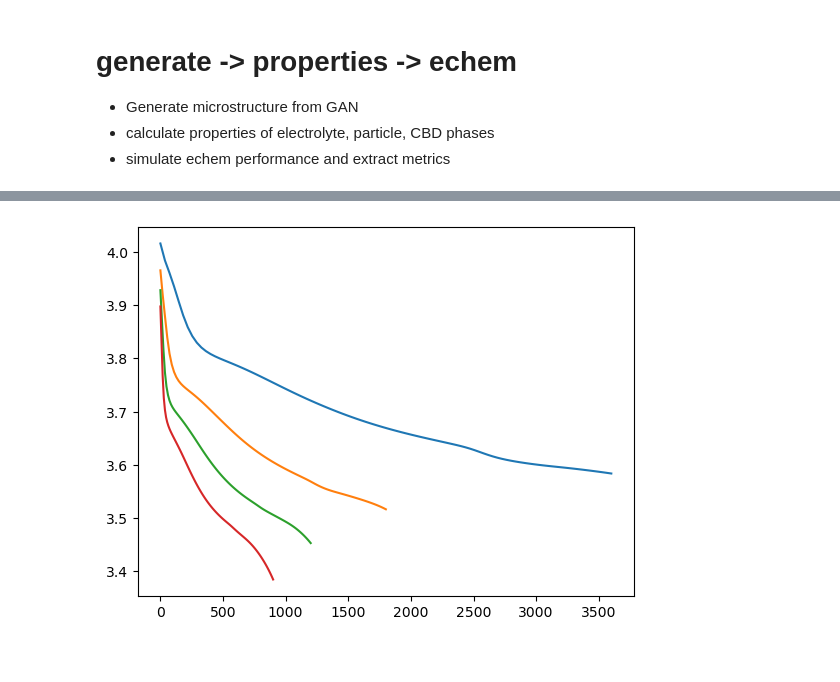
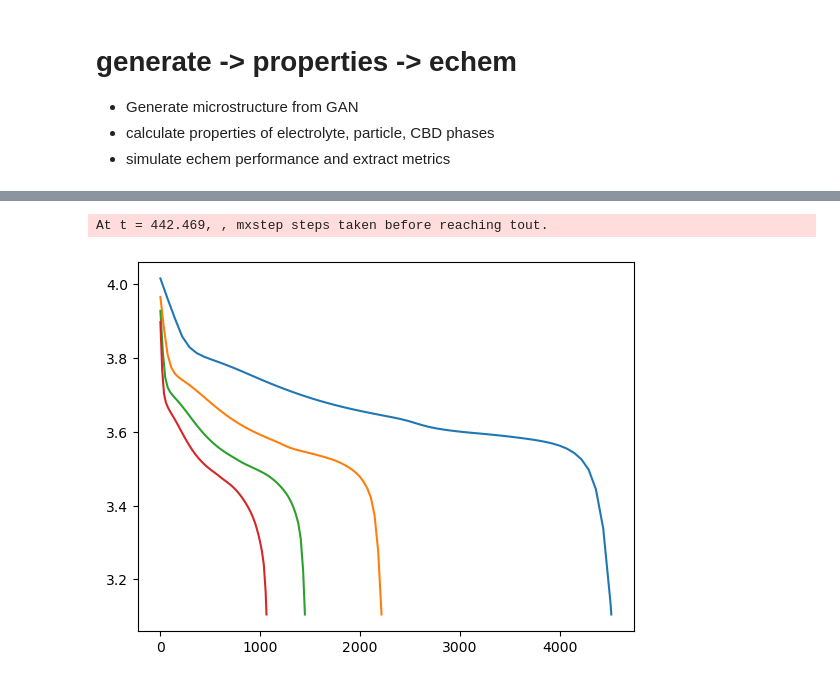
Before and after one commit to NREL/sem-to-echem, a Jupyter notebook: test3.ipynb, the cells around one changed output, grey strips where cells are left out. Cells and saved outputs as stored; diff of their text form; code cells hidden in the pictures.

```diff
--- a/test3.ipynb
+++ b/test3.ipynb
@@ -42,7 +42,7 @@ def lico2_diffusivity(sto, T, coeff):
 
     return D_ref * arrhenius
 
-capacities = np.zeros((10,1))
+capacities = np.zeros((100,1))
 for i in range(len(capacities)):
     vol = generate_new_volume(model_path)
     '''
@@ -137,18 +121,19 @@ plt.show()
 # %%
 import pybamm
 import numpy as np
 import matplotlib.pyplot as plt
 
 model = pybamm.lithium_ion.DFN()
 # Default parameter set
 params = pybamm.ParameterValues("Marquis2019")
 # Modify parameters
 current = params['Current function [A]']
 for i in np.arange(4):
     params['Current function [A]'] = (i+1) * current
     sim = pybamm.Simulation(model,parameter_values=params)
-    sim.solve([0, 3600/(i+1)],initial_soc=1)
+    sim.solve([0, 7200/(i+1)],initial_soc=1)
     sol = sim.solution
     plt.plot(sol['Time [s]'].entries, sol['Voltage [V]'].entries)
 # %% [output]
+At t = 442.469, , mxstep steps taken before reaching tout.
-[figure, old version]
+[figure, new version]
```
Also changed, not shown: parts of 3 cells of this notebook.
